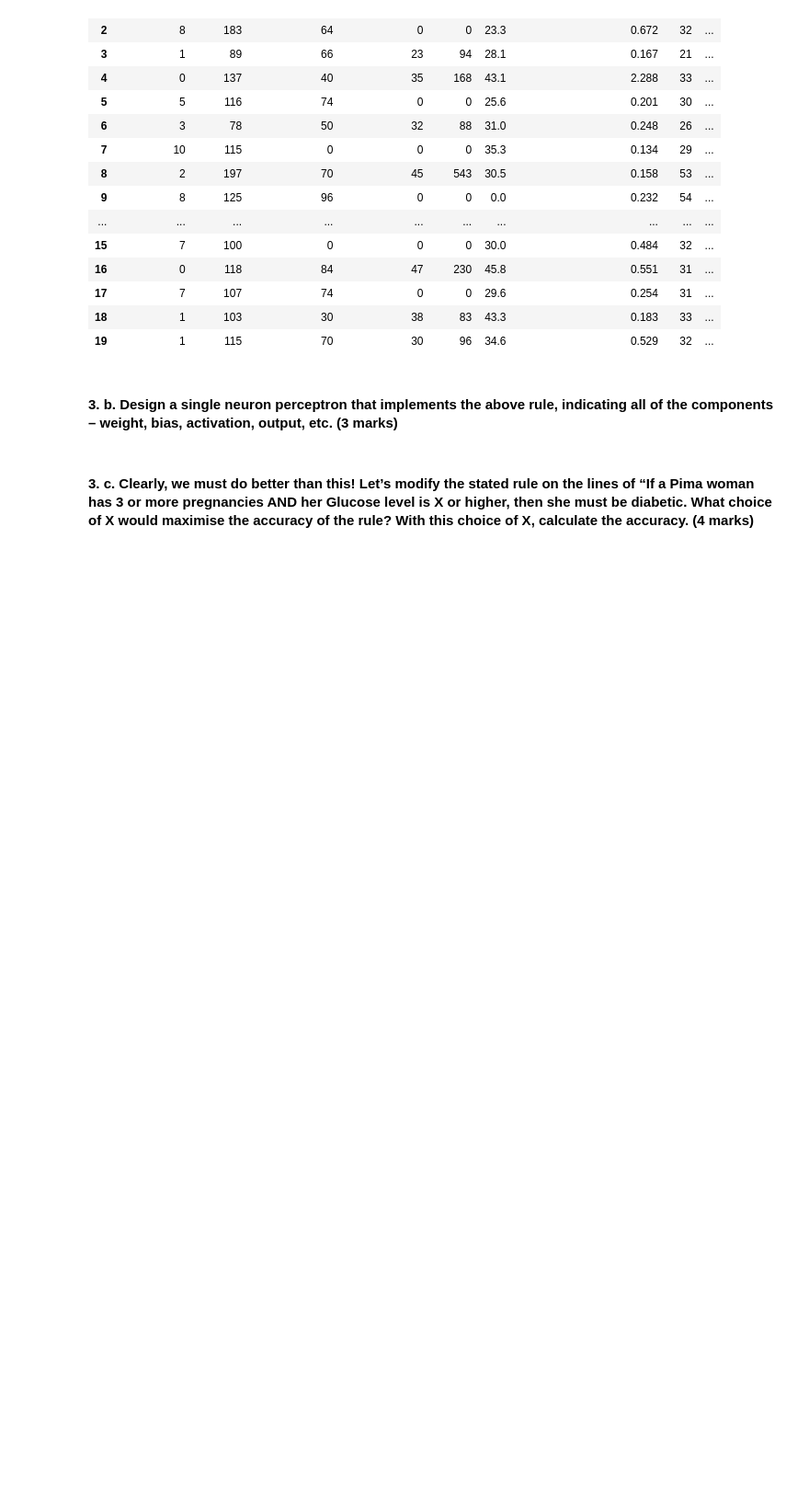
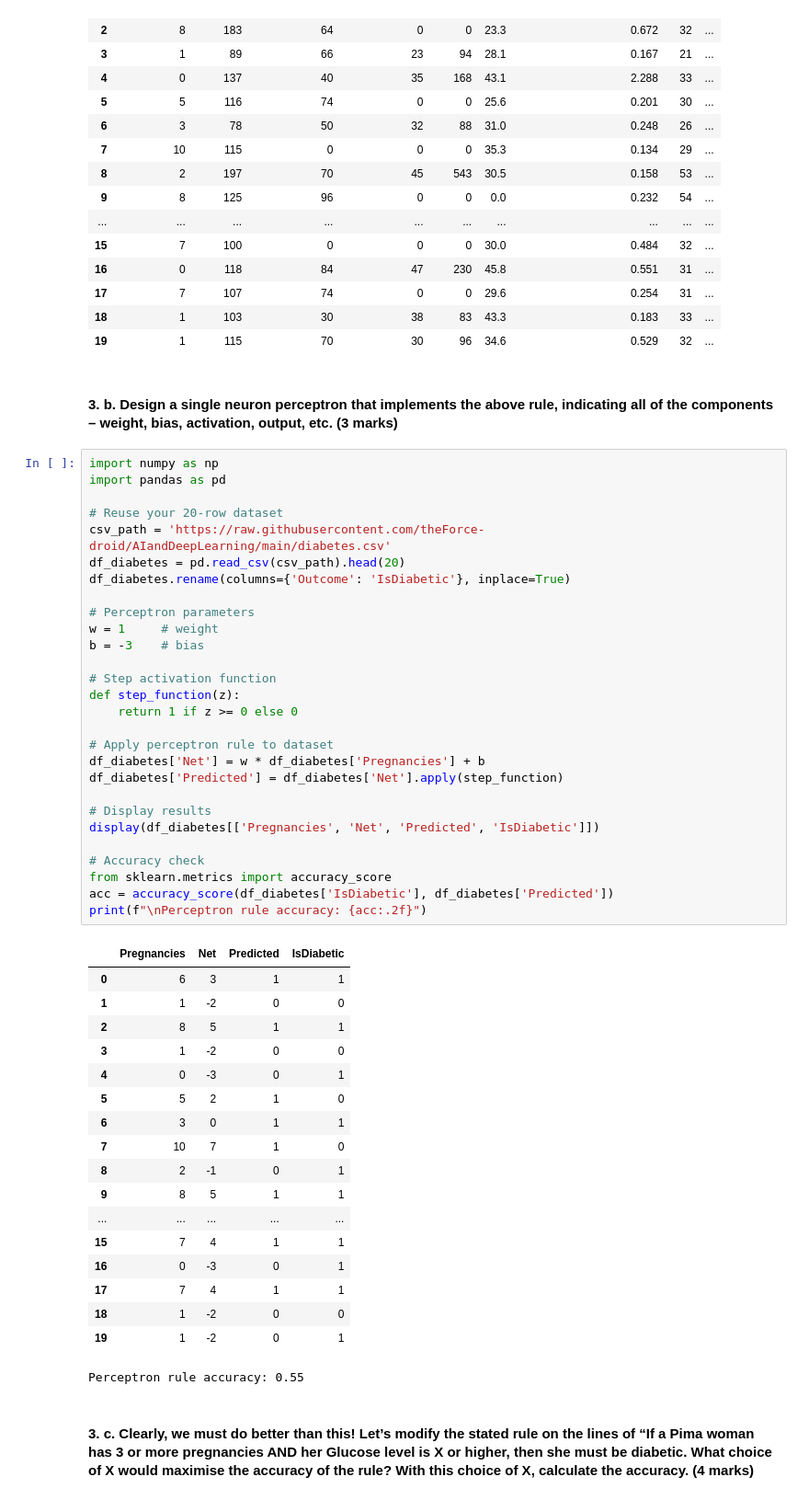
Before and after one commit to theForce-droid/AIandDeepLearning, a Jupyter notebook: AIDL_Grp2.ipynb, the cells around one changed output. Shown at 92% size. Cells and saved outputs as stored; diff of their text form; blank space fills up the shorter version.

```diff
--- a/AIDL_Grp2.ipynb
+++ b/AIDL_Grp2.ipynb
@@ -635,6 +630,53 @@ Accuracy of the rule: 0.55
 | 19 | 1 | 115 | 70 | 30 | 96 | 34.6 | 0.529 | 32 | ... |
 # %% [markdown]
 #### 3. b.	Design a single neuron perceptron that implements the above rule, indicating all of the components – weight, bias, activation, output, etc. (3 marks)
+# %%
+import numpy as np
+import pandas as pd
+
+# Reuse your 20-row dataset
+csv_path = 'https://raw.githubusercontent.com/theForce-droid/AIandDeepLearning/main/diabetes.csv'
+df_diabetes = pd.read_csv(csv_path).head(20)
+df_diabetes.rename(columns={'Outcome': 'IsDiabetic'}, inplace=True)
+
+# Perceptron parameters
+w = 1     # weight
+b = -3    # bias
+
+# Step activation function
+def step_function(z):
+    return 1 if z >= 0 else 0
+
+# Apply perceptron rule to dataset
+df_diabetes['Net'] = w * df_diabetes['Pregnancies'] + b
+df_diabetes['Predicted'] = df_diabetes['Net'].apply(step_function)
+
+# Display results
+display(df_diabetes[['Pregnancies', 'Net', 'Predicted', 'IsDiabetic']])
+
+# Accuracy check
+from sklearn.metrics import accuracy_score
+acc = accuracy_score(df_diabetes['IsDiabetic'], df_diabetes['Predicted'])
+print(f"\nPerceptron rule accuracy: {acc:.2f}")
+# %% [output]
+|  | Pregnancies | Net | Predicted | IsDiabetic |
+| 0 | 6 | 3 | 1 | 1 |
+| 1 | 1 | -2 | 0 | 0 |
+| 2 | 8 | 5 | 1 | 1 |
+| 3 | 1 | -2 | 0 | 0 |
+| 4 | 0 | -3 | 0 | 1 |
+| 5 | 5 | 2 | 1 | 0 |
+| 6 | 3 | 0 | 1 | 1 |
+| 7 | 10 | 7 | 1 | 0 |
+| 8 | 2 | -1 | 0 | 1 |
+| 9 | 8 | 5 | 1 | 1 |
+| ... | ... | ... | ... | ... |
+| 15 | 7 | 4 | 1 | 1 |
+| 16 | 0 | -3 | 0 | 1 |
+| 17 | 7 | 4 | 1 | 1 |
+| 18 | 1 | -2 | 0 | 0 |
+| 19 | 1 | -2 | 0 | 1 |
+Perceptron rule accuracy: 0.55
 # %% [markdown]
 #### 3. c.	Clearly, we must do better than this! Let’s modify the stated rule on the lines of “If a Pima woman has 3 or more pregnancies AND her Glucose level is X or higher, then she must be diabetic. What choice of X would maximise the accuracy of the rule? With this choice of X, calculate the accuracy. (4 marks)
 # %% [markdown]
```
Also changed, not shown: parts of 1 cell of this notebook.
